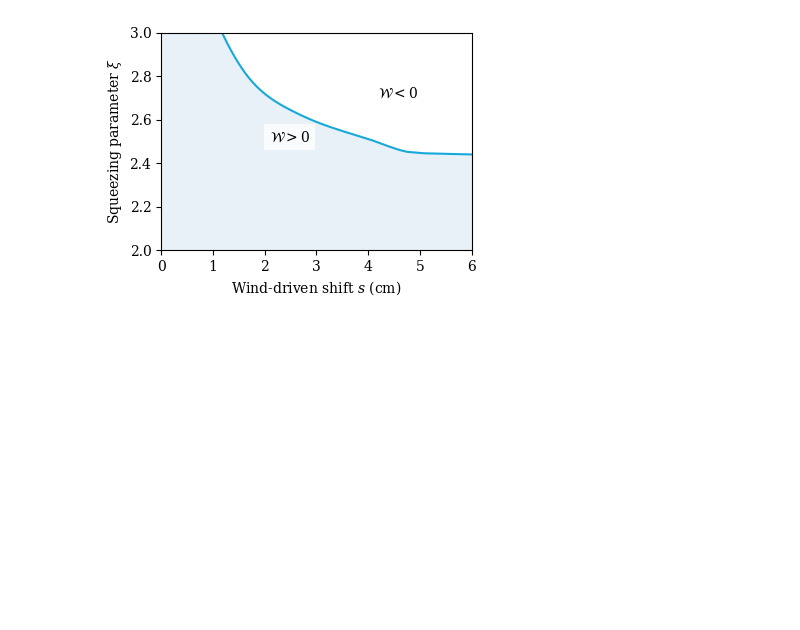
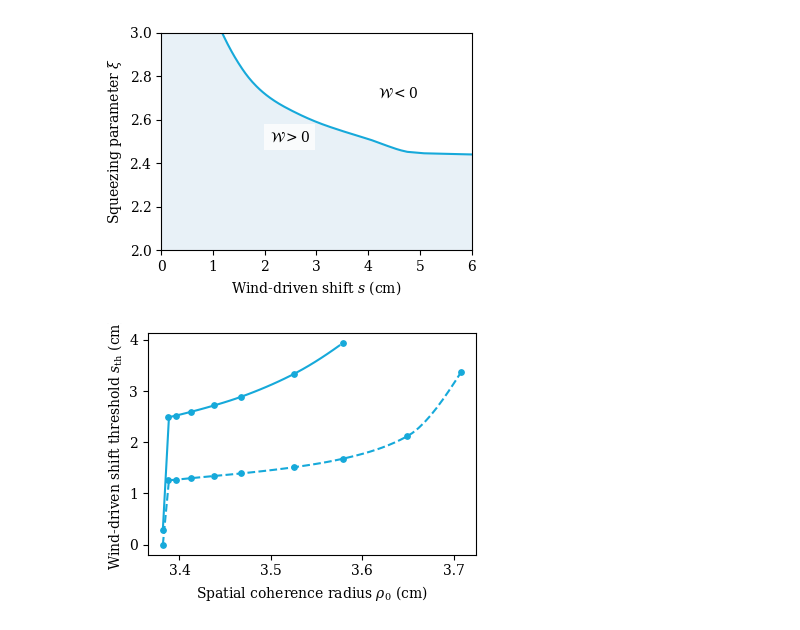
Before and after one commit to KlenM/Time-correlations-in-atmospheric-quantum-channels, a Jupyter notebook: supplemental/weak_channel.ipynb, the cells around one changed output. Cells and saved outputs as stored; diff of their text form; code cells hidden in the pictures; blank space fills up the shorter version.

```diff
--- a/supplemental/weak_channel.ipynb
+++ b/supplemental/weak_channel.ipynb
@@ -33,3 +36,12 @@ gep.ax.set_xlim(0, 6); gep.ax.set_ylim(2, 3);
 gep.savefig('supplemental/weak/entanglement.pdf')
 # %% [output]
 [figure]
+# %%
+wcc = WitnessCoherenceCalculator(channels=['weak'], squeezing=[2.6, 2.9])
+wcc_data = wcc.get()
+# %%
+wcp = WitnessCoherencePlot()
+wcp.plot(wcc_data, 'weak', per_xi_kwargs=[{}, {'ls': '--'}])
+wcp.savefig("supplemental/weak/witness_coherence.pdf")
+# %% [output]
+[figure, added]
```
Also changed, not shown: parts of 6 cells of this notebook, 46 other files.
